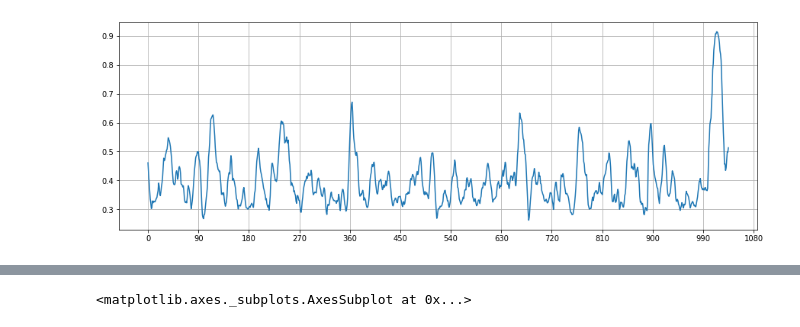
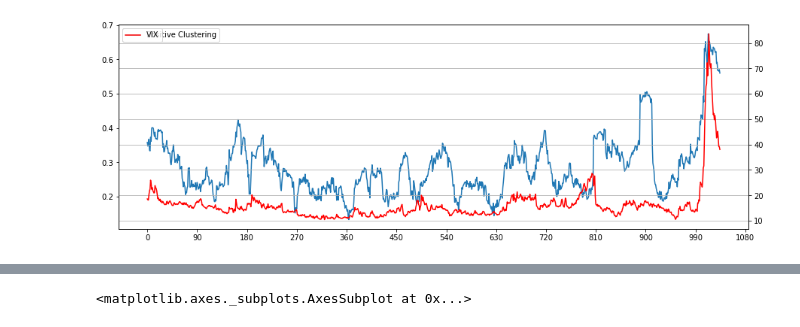
Before and after one commit to LYYLM2019/NIFTYnetwork, a Jupyter notebook: Volatility-Analysis.ipynb, the cells around one changed output, grey strips where cells are left out. Cells and saved outputs as stored; diff of their text form; code cells hidden in the pictures.

```diff
--- a/Volatility-Analysis.ipynb
+++ b/Volatility-Analysis.ipynb
@@ -108,2 +114,4 @@ avg_clustering_df = avg_clustering_df.reset_index()
+# %%
+graph_metrics = graph_metrics.reset_index()
 # %%
-avg_clustering_df = pd.merge(avg_clustering_df, NSEI, on = 'Date')
+graph_metrics = pd.merge(graph_metrics, NSEI, on = 'Date')
@@ -113,0 +118,7 @@ Index(['index', 'Date', 'Clustering', 'Absolute', 'Adj Close'], dtype='object')
+# %%
+graph_metrics['Std Deviation'] = graph_metrics['Return'].rolling(22).std()
+# %%
+VIX = pd.read_csv('NIFTYVIX.csv')
+VIX['Date'] = pd.to_datetime(VIX['Date'], format='%d-%m-%Y')
+graph_metrics['Date'] = pd.to_datetime(graph_metrics['Date'], '')
+graph_metrics = pd.merge(graph_metrics, VIX, on = 'Date', how='left')
@@ -114,19 +141,20 @@ Index(['index', 'Date', 'Clustering', 'Absolute', 'Adj Close'], dtype='object')
 # %%
-import matplotlib.pyplot as plt
+fig, ax = plt.subplots(figsize=(15,5))
+ax2 = ax.twinx()
+
+#ax.plot(graph_metrics['Absolute Clustering'], label='Absolute Clustering')
+ax.plot(graph_metrics['Positive Clustering'], label='Positive Clustering')
+#ax.plot(graph_metrics['Positive Edge Ratio'], label='Positive Edge Ratio')
 
 
-import matplotlib.ticker as plticker
-
-
-fig, ax = plt.subplots(figsize=(15,5))
-
-ax.plot(avg_clustering_df['Absolute'])
-
+ax2.plot(graph_metrics['NIFTYVIX'], label='VIX', color='r')
+ax.legend()
+ax2.legend()
 loc = plticker.MultipleLocator(base= 90) # this locator puts ticks at regular intervals
 
 ax.xaxis.set_major_locator(loc)
 
 plt.grid(True)
 plt.show()
 # %% [output]
-[figure, old version]
+[figure, new version]
```
Also changed, not shown: parts of 21 cells of this notebook.
